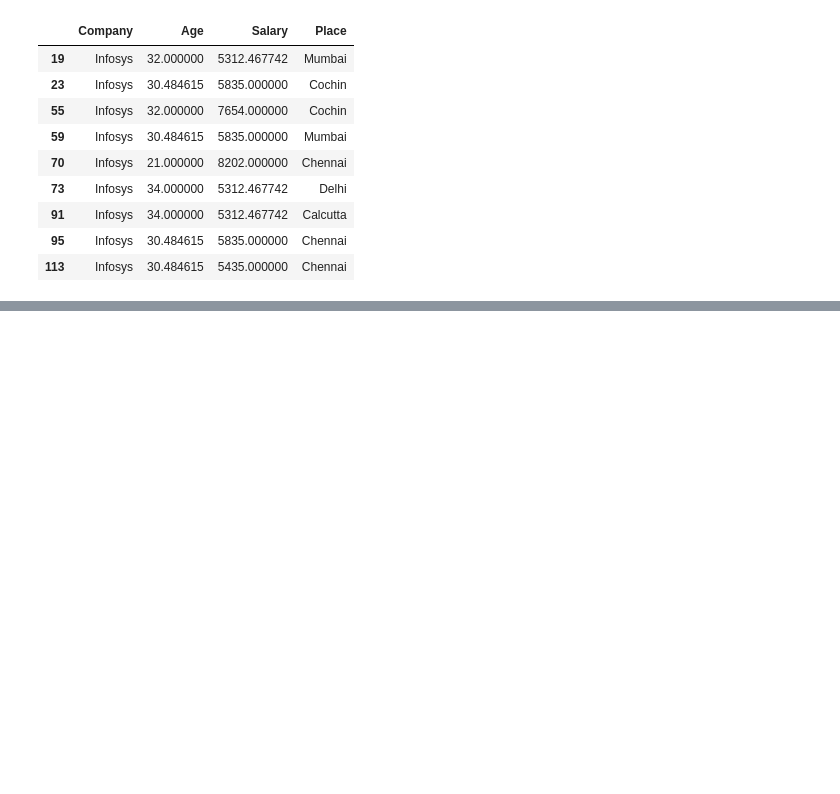
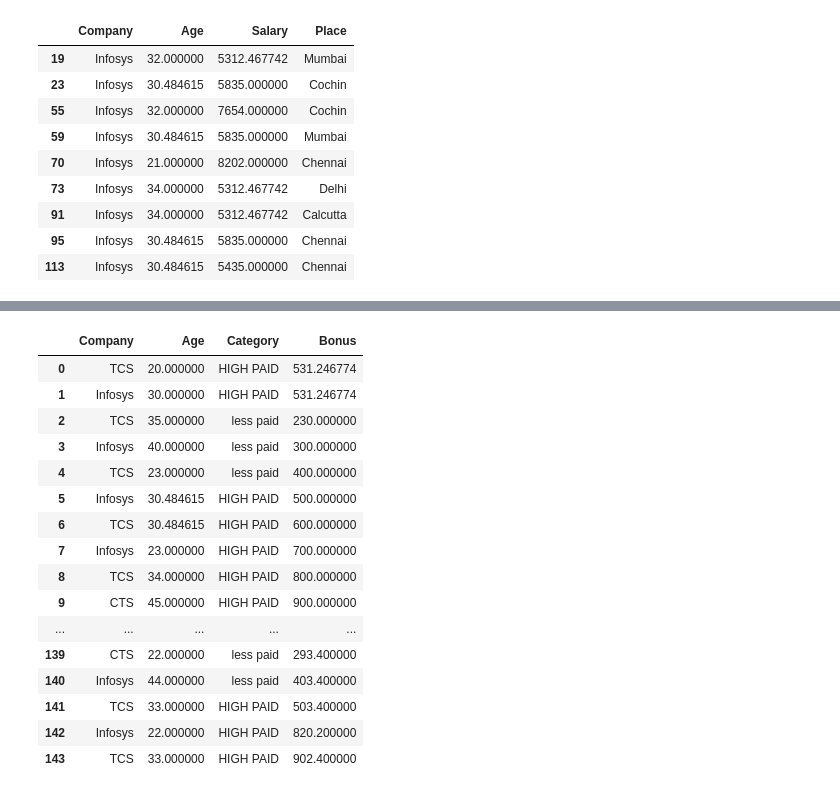
Before and after one commit to RaghulRameshTrainer/Ericsson_PythonSep2022, a Jupyter notebook: pandas_ex.ipynb, the cells around one changed output, grey strips where cells are left out. Cells and saved outputs as stored; diff of their text form; code cells hidden in the pictures; blank space fills up the shorter version.

```diff
--- a/pandas_ex.ipynb
+++ b/pandas_ex.ipynb
@@ -294,0 +357,2 @@ df[(df['Company']=='Infosys') & ((df['Place']=='Chennai') | (df['Age']>30)) & (d
+# %%
+df=df.rename(columns={'Place':'City'})
@@ -294,0 +368,20 @@ df[(df['Company']=='Infosys') & ((df['Place']=='Chennai') | (df['Age']>30)) & (d
+# %%
+df.drop(['City'],axis=1,inplace=True)
+# %% [output]
+|  | Company | Age | Category | Bonus |
+| 0 | TCS | 20.000000 | HIGH PAID | 531.246774 |
+| 1 | Infosys | 30.000000 | HIGH PAID | 531.246774 |
+| 2 | TCS | 35.000000 | less paid | 230.000000 |
+| 3 | Infosys | 40.000000 | less paid | 300.000000 |
+| 4 | TCS | 23.000000 | less paid | 400.000000 |
+| 5 | Infosys | 30.484615 | HIGH PAID | 500.000000 |
+| 6 | TCS | 30.484615 | HIGH PAID | 600.000000 |
+| 7 | Infosys | 23.000000 | HIGH PAID | 700.000000 |
+| 8 | TCS | 34.000000 | HIGH PAID | 800.000000 |
+| 9 | CTS | 45.000000 | HIGH PAID | 900.000000 |
+| ... | ... | ... | ... | ... |
+| 139 | CTS | 22.000000 | less paid | 293.400000 |
+| 140 | Infosys | 44.000000 | less paid | 403.400000 |
+| 141 | TCS | 33.000000 | HIGH PAID | 503.400000 |
+| 142 | Infosys | 22.000000 | HIGH PAID | 820.200000 |
+| 143 | TCS | 33.000000 | HIGH PAID | 902.400000 |
```
Also changed, not shown: parts of 21 cells of this notebook.
